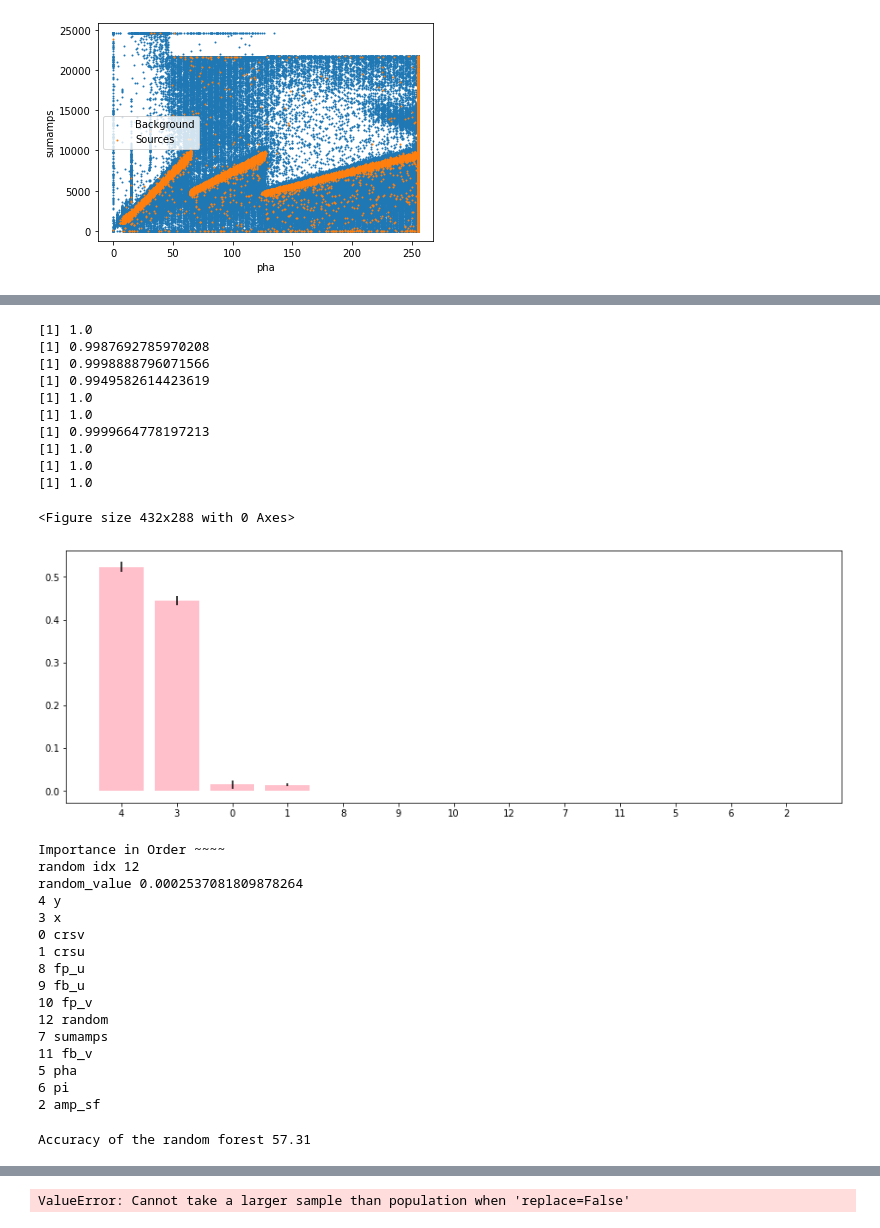
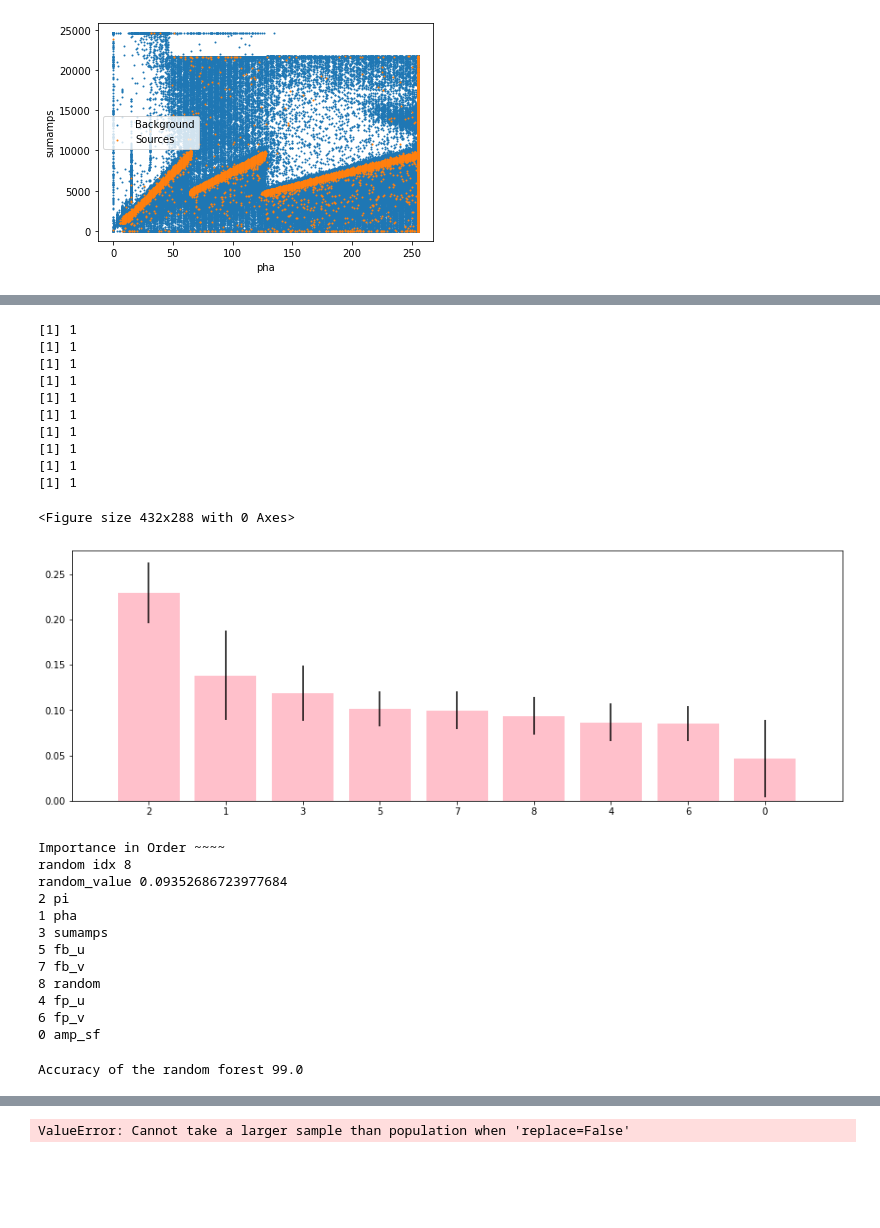
Before and after one commit to beckynevin/EVE, a Jupyter notebook: notebooks/Classify_source_excised.ipynb, the cells around one changed output, grey strips where cells are left out. Drawn from its saved outputs; the diff is of its cells as text; code cells hidden in the pictures; blank space fills up the shorter version.

```diff
--- a/notebooks/Classify_source_excised.ipynb
+++ b/notebooks/Classify_source_excised.ipynb
@@ -119,53 +121,49 @@ Index(['Unnamed: 0', 'time', 'crsv', 'crsu', 'amp_sf', 'av1', 'av2', 'av3',
 # %%
 # Get rid of nans:
 
 
 # Decide which features you are going to use for the random forest:
 
-feature_list_RFC_no_class = ['crsv','crsu','amp_sf','x','y','pha','pi','sumamps',
+feature_list_RFC_no_class = ['amp_sf','pha','pi','sumamps',
                     'fp_u','fb_u','fp_v','fb_v','random']
-feature_list_RFC = ['crsv','crsu','amp_sf','x','y','pha','pi','sumamps',
+feature_list_RFC = ['amp_sf','pha','pi','sumamps',
                     'fp_u','fb_u','fp_v','fb_v','random','class']
 run_features_RFC = X[feature_list_RFC]
 df_RFC = run_features_RFC.dropna()
 terms_RFC, reject_terms_RFC, model_RFC = run_RFC(df_RFC, feature_list_RFC_no_class, 'yes')
 # %% [output]
-[1] 1.0
-[1] 0.9987692785970208
-[1] 0.9998888796071566
-[1] 0.9949582614423619
-[1] 1.0
-[1] 1.0
-[1] 0.9999664778197213
-[1] 1.0
-[1] 1.0
-[1] 1.0
+[1] 1
+[1] 1
+[1] 1
+[1] 1
+[1] 1
+[1] 1
+[1] 1
+[1] 1
+[1] 1
+[1] 1
 <Figure size 432x288 with 0 Axes>
-[figure, old version]
+[figure, new version]
 Importance in Order ~~~~
-random idx 12
-random_value 0.0002537081809878264
-4 y
-3 x
-0 crsv
-1 crsu
-8 fp_u
-9 fb_u
-10 fp_v
-12 random
-7 sumamps
-11 fb_v
-5 pha
-6 pi
-2 amp_sf
+random idx 8
+random_value 0.09352686723977684
+2 pi
+1 pha
+3 sumamps
+5 fb_u
+7 fb_v
+8 random
+4 fp_u
+6 fp_v
+0 amp_sf
 # %%
-df_dropna = X[feature_list_RFR].dropna()
+df_dropna = X[feature_list_RFC].dropna()
 ys = df_dropna['class']
-Xs = df_dropna[feature_list_RFR_no_class]
+Xs = df_dropna[feature_list_RFC_no_class]
 
 
-acc_random_forest = round(model_RFR.score(Xs, ys) * 100, 2)
+acc_random_forest = round(model_RFC.score(Xs, ys) * 100, 2)
 print('Accuracy of the random forest', acc_random_forest)
 # So every so slightly beter than normal
 # %% [output]
-Accuracy of the random forest 57.31
+Accuracy of the random forest 99.0
```
Also changed, not shown: parts of 10 cells of this notebook.
